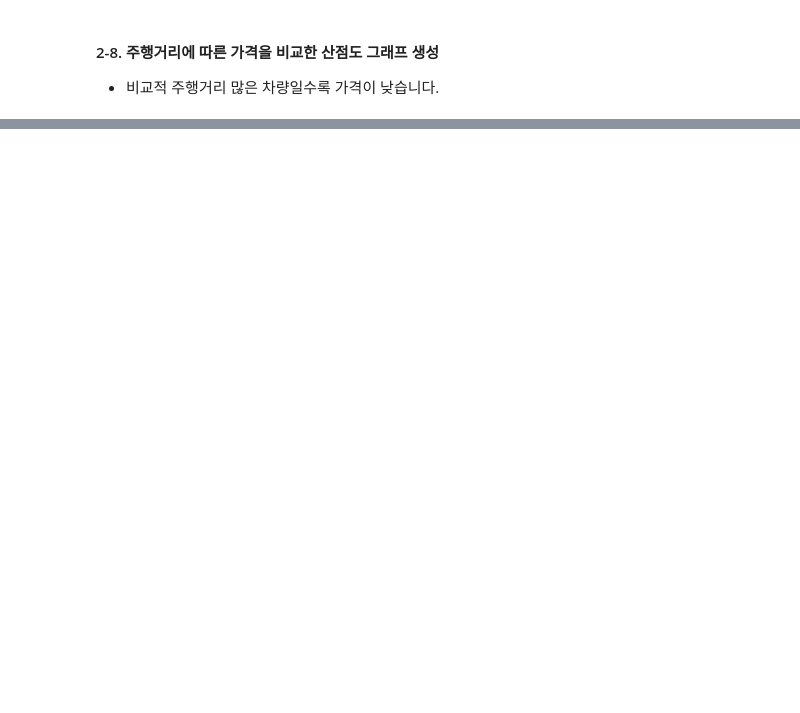
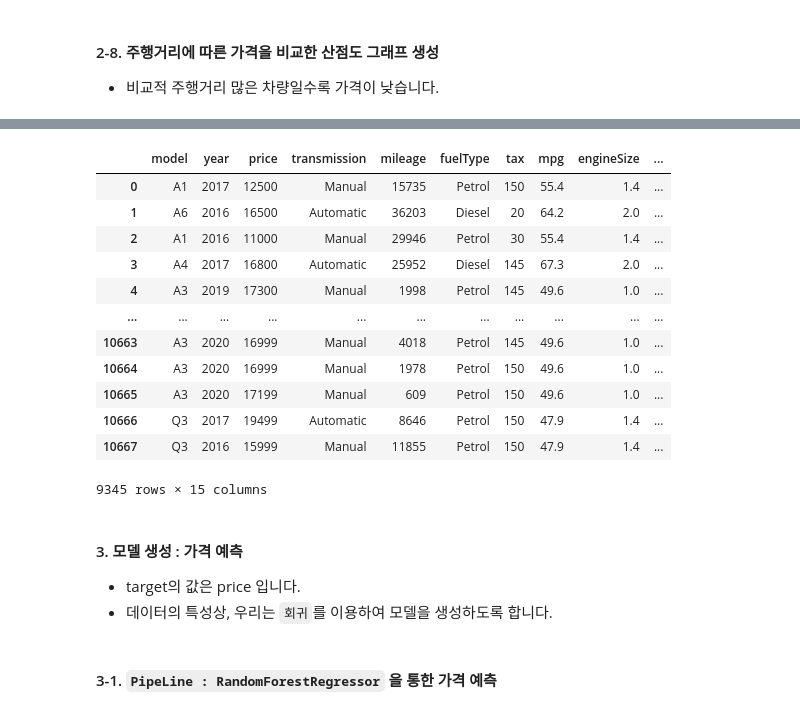
Before and after one commit to 00150/Practice-anything...., a Jupyter notebook: Project_used_car_modifying.ipynb, the cells around one changed output, grey strips where cells are left out. Drawn from its saved outputs; the diff is of its cells as text; code cells hidden in the pictures; blank space fills up the shorter version.

```diff
--- a/Project_used_car_modifying.ipynb
+++ b/Project_used_car_modifying.ipynb
@@ -1253,3 +1210,24 @@ fig.update_layout(
 fig.show()
 # %% [output]
 [interactive output not drawn]
+# %%
+audi
+# %% [output]
+|  | model | year | price | transmission | mileage | fuelType | tax | mpg | engineSize | ... |
+| 0 | A1 | 2017 | 12500 | Manual | 15735 | Petrol | 150 | 55.4 | 1.4 | ... |
+| 1 | A6 | 2016 | 16500 | Automatic | 36203 | Diesel | 20 | 64.2 | 2.0 | ... |
+| 2 | A1 | 2016 | 11000 | Manual | 29946 | Petrol | 30 | 55.4 | 1.4 | ... |
+| 3 | A4 | 2017 | 16800 | Automatic | 25952 | Diesel | 145 | 67.3 | 2.0 | ... |
+| 4 | A3 | 2019 | 17300 | Manual | 1998 | Petrol | 145 | 49.6 | 1.0 | ... |
+| ... | ... | ... | ... | ... | ... | ... | ... | ... | ... | ... |
+| 10663 | A3 | 2020 | 16999 | Manual | 4018 | Petrol | 145 | 49.6 | 1.0 | ... |
+| 10664 | A3 | 2020 | 16999 | Manual | 1978 | Petrol | 150 | 49.6 | 1.0 | ... |
+| 10665 | A3 | 2020 | 17199 | Manual | 609 | Petrol | 150 | 49.6 | 1.0 | ... |
+| 10666 | Q3 | 2017 | 19499 | Automatic | 8646 | Petrol | 150 | 47.9 | 1.4 | ... |
+| 10667 | Q3 | 2016 | 15999 | Manual | 11855 | Petrol | 150 | 47.9 | 1.4 | ... |
+9345 rows × 15 columns
+# %% [markdown]
+#### 3. 모델 생성 : 가격 예측
+
+* target의 값은 price 입니다.
+* 데이터의 특성상, 우리는 `회귀`를 이용하여 모델을 생성하도록 합니다.
@@ -1255,0 +1261,2 @@ fig.show()
+# %% [markdown]
+#### 3-1. `PipeLine : RandomForestRegressor` 을 통한 가격 예측
```
Also changed, not shown: parts of 12 cells of this notebook.
